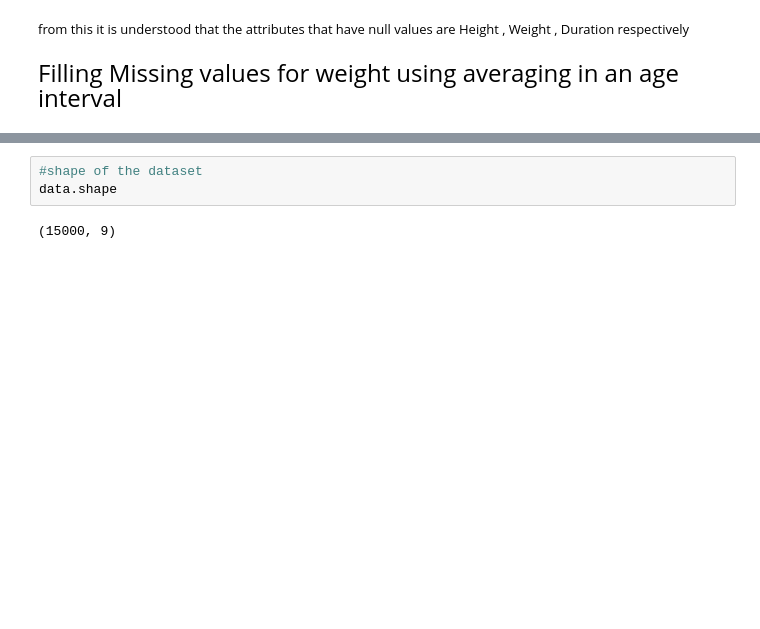
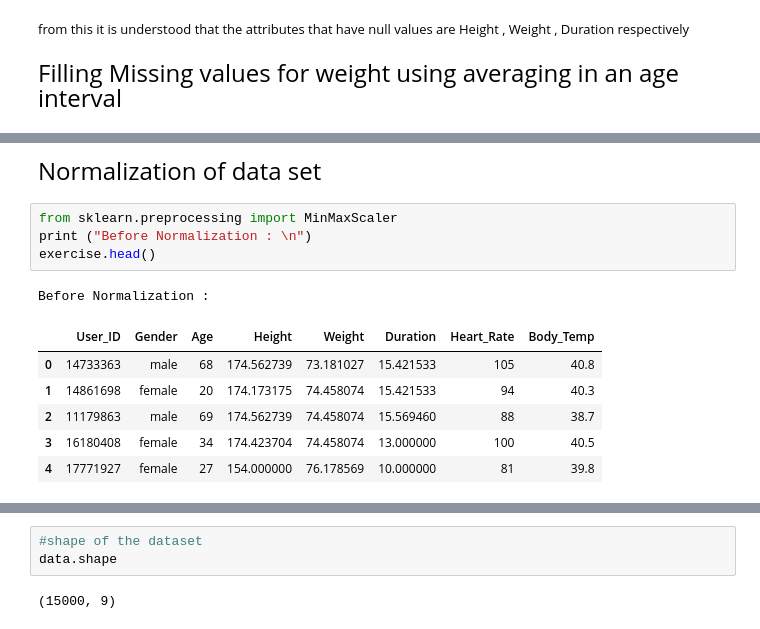
Before and after one commit to Kart121/ML-Project-Sem5, a Jupyter notebook: Processing.ipynb, the cells around one changed output, grey strips where cells are left out. Cells and saved outputs as stored; diff of their text form; blank space fills up the shorter version.

Commit message:
added normalization and standardization

```diff
--- a/Processing.ipynb
+++ b/Processing.ipynb
@@ -146,0 +156,14 @@ See the caveats in the documentation: https://pandas.pydata.org/pandas-docs/stab
+# %% [markdown]
+<font size="5">Normalization of data set</font>
+# %%
+from sklearn.preprocessing import MinMaxScaler
+print ("Before Normalization : \n")
+exercise.head()
+# %% [output]
+Before Normalization :
+|  | User_ID | Gender | Age | Height | Weight | Duration | Heart_Rate | Body_Temp |
+| 0 | 14733363 | male | 68 | 174.562739 | 73.181027 | 15.421533 | 105 | 40.8 |
+| 1 | 14861698 | female | 20 | 174.173175 | 74.458074 | 15.421533 | 94 | 40.3 |
+| 2 | 11179863 | male | 69 | 174.562739 | 74.458074 | 15.569460 | 88 | 38.7 |
+| 3 | 16180408 | female | 34 | 174.423704 | 74.458074 | 13.000000 | 100 | 40.5 |
+| 4 | 17771927 | female | 27 | 154.000000 | 76.178569 | 10.000000 | 81 | 39.8 |
```
Also changed, not shown: parts of 19 cells of this notebook, 2 other files.
